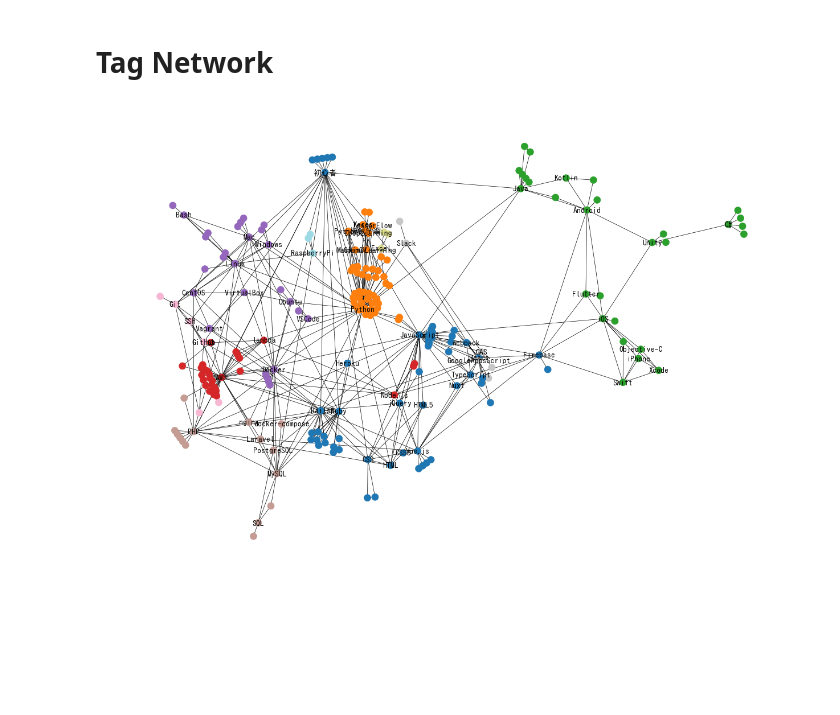
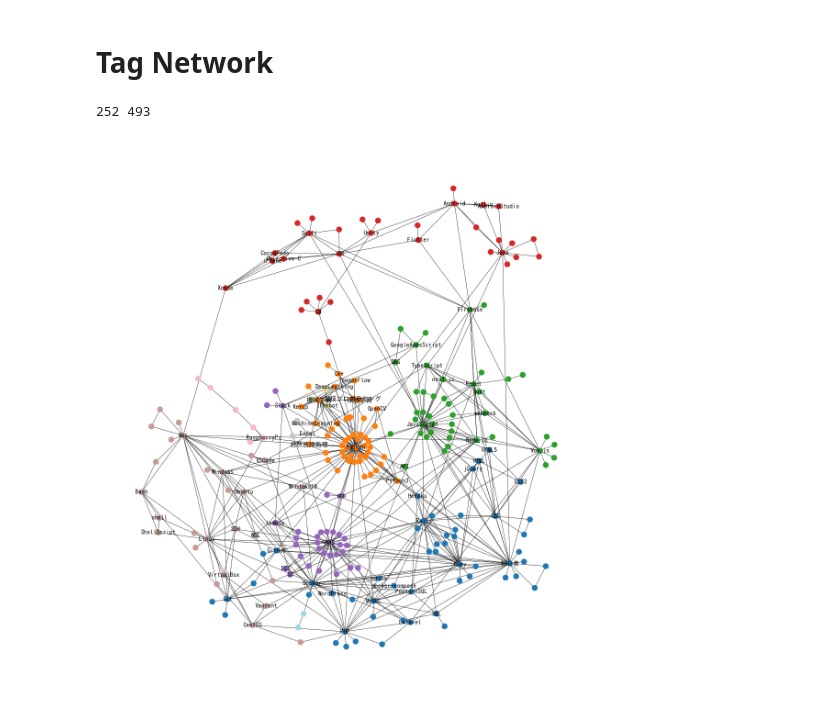
Before and after one commit to vdslab/qiita-map, a Jupyter notebook: notebooks/qiita.ipynb, the cells around one changed output. Drawn from its saved outputs; the diff is of its cells as text; code cells hidden in the pictures; blank space fills up the shorter version.

```diff
--- a/notebooks/qiita.ipynb
+++ b/notebooks/qiita.ipynb
@@ -202,13 +212,17 @@ ORDER BY
 from math import sqrt
 import networkx as nx
 from networkx.algorithms import community
+import pandas as pd
+
+months = sorted(pd.to_datetime(v).strftime('%Y-%m') for v in set(df_nodes['created_month'].values))
+monthly_count = {(tag, pd.to_datetime(month).strftime('%Y-%m')): count for tag, month, count in df_nodes.values}
 
 graph = nx.Graph()
-for tag1, tag2, count in df_edges.values[:400]:
+for tag1, tag2, count in df_edges.values[:500]:
     graph.add_edge(tag1, tag2, count=count)
-for tag, count in df_nodes.values:
-    if tag in graph:
-        graph.nodes[tag]['count'] = count
+for tag in graph.nodes:
+    graph.nodes[tag]['count'] = [monthly_count.get((tag, month), 0) for month in months]
+
 graph = graph.subgraph(max(nx.connected_components(graph), key=len)).copy()
 for tag1, tag2 in graph.edges:
     n1 = set(graph.neighbors(tag1))
@@ -220,6 +234,9 @@ for tag1, tag2 in graph.edges:
 for i, tags in enumerate(community.greedy_modularity_communities(graph, n_communities=10)):
     for tag in tags:
         graph.nodes[tag]['community'] = i
+print(graph.number_of_nodes(), graph.number_of_edges())
+# %% [output]
+252 493
 # %%
 from math import sqrt
 from random import random
@@ -234,30 +251,16 @@ def inv(x):
     return 1 / x
 
 
-def stress(X, D):
-    n = len(X)
-    s = 0
-    for i in range(n):
-        X_i = X[i, :]
-        for j in range(i):
-            X_j = X[j, :]
-            d = np.linalg.norm(X_i - X_j) - D[i, j]
-            s += d * d
-    return s
-
-
-
 def stress_majorization(graph):
-    epsilon = 1e-4
     n = graph.number_of_nodes()
     D = floyd_warshall_numpy(graph)
     w = np.zeros((n, n))
     delta = np.zeros((n, n))
     for i in range(n):
         for j in range(i):
-            w[i, j] = w[j, i] = D[i, j] ** -2
+            w[i, j] = w[j, i] = D[i, j] ** 0
             delta[i, j] = delta[j, i] = w[i, j] * D[i, j]
-    Z = MDS(dissimilarity='precomputed', random_state=5).fit_transform(D)
+    Z = MDS(n_init=100, dissimilarity='precomputed', random_state=5).fit_transform(D)
     Z[0] = (0., 0.)
     L_w = np.zeros((n, n))
     for i in range(n):
@@ -265,8 +268,7 @@ def stress_majorization(graph):
             L_w[i, j] = L_w[j, i] = -w[i, j]
     for i in range(n):
         L_w[i, i] = -sum(L_w[i, :])
-    e0 = stress(Z, D)
-    while True:
+    for _ in range(20):
         L_Z = np.zeros((n, n))
         for i in range(n):
             Z_i = Z[i, :]
@@ -277,34 +279,31 @@ def stress_majorization(graph):
             L_Z[i][i] = -sum(L_Z[i, :])
         Z[1:, 0] = cg(L_w[1:, 1:], (L_Z @ Z[:, 0])[1:])[0]
         Z[1:, 1] = cg(L_w[1:, 1:], (L_Z @ Z[:, 1])[1:])[0]
-        e = stress(Z, D)
-        if (e0 - e) / e0 < epsilon:
-            break
-        e0 = e
     return {u: Z[i] for i, u in enumerate(graph.nodes())}
 
 pos = stress_majorization(graph)
 # %%
 import matplotlib
 from matplotlib import font_manager
 import matplotlib.pyplot as plt
 
 font_manager.fontManager.addfont("/usr/share/fonts/opentype/ipafont-gothic/ipag.ttf")
 matplotlib.rc('font', family="IPAGothic")
 fig = plt.figure(1, figsize=(32, 32), dpi=50)
 ax = plt.subplot(aspect='equal')
+pos = nx.kamada_kawai_layout(graph, pos=pos)
 nx.draw(
     graph,
     ax=ax,
     pos=pos,
     labels={tag: tag for tag in graph.nodes if graph.degree(tag) >= 3},
     node_color = [graph.nodes[tag]['community'] for tag in graph.nodes],
     cmap=matplotlib.cm.tab20,
     font_size=20,
     font_weight='bold',
     font_family='IPAGothic')
 # %% [output]
-[figure, old version]
+[figure, new version]
 # %%
 import math
 from sklearn.neighbors import NearestNeighbors
```
Also changed, not shown: parts of 4 cells of this notebook.
